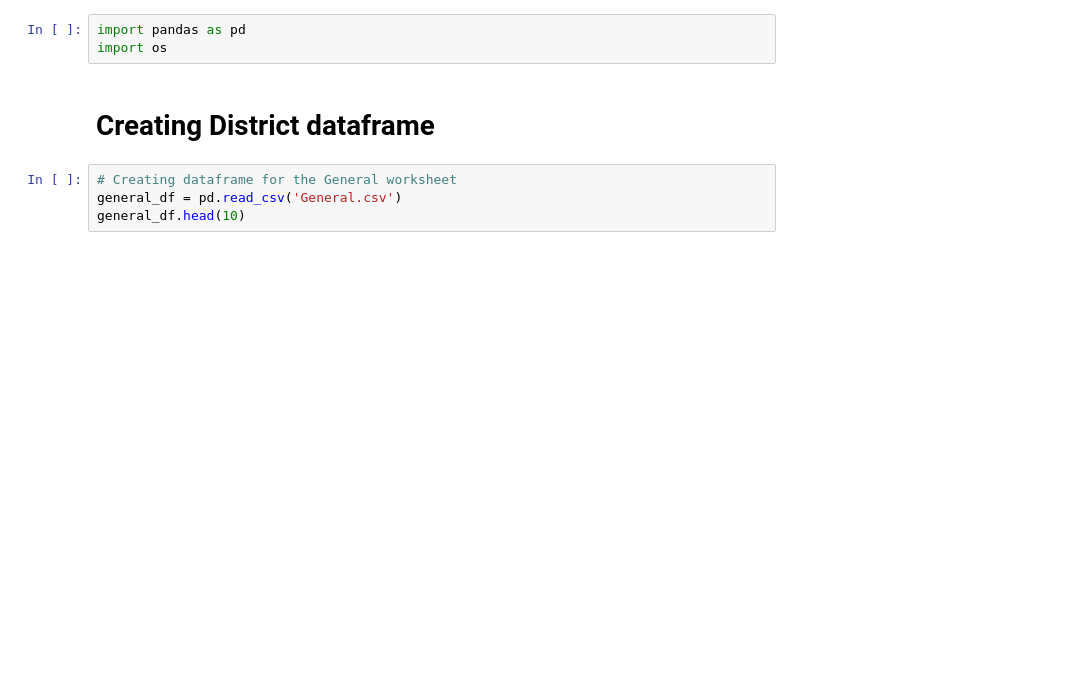
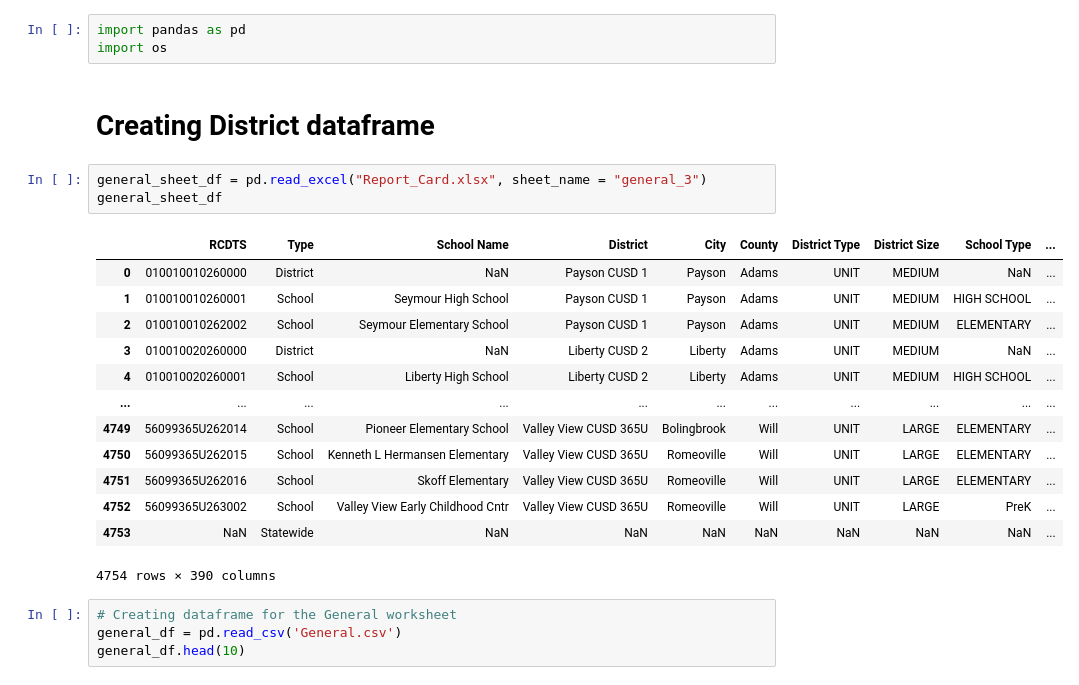
Before and after one commit to morrissey466/Illinois_School_Analysis, a Jupyter notebook: Resources/clean_data.ipynb, the cells around one changed output. Drawn from its saved outputs; the diff is of its cells as text; blank space fills up the shorter version.

```diff
--- a/Resources/clean_data.ipynb
+++ b/Resources/clean_data.ipynb
@@ -3,6 +3,23 @@ import pandas as pd
 import os
 # %% [markdown]
 # Creating District dataframe
+# %%
+general_sheet_df = pd.read_excel("Report_Card.xlsx", sheet_name = "general_3")
+general_sheet_df
+# %% [output]
+|  | RCDTS | Type | School Name | District | City | County | District Type | District Size | School Type | ... |
+| 0 | 010010010260000 | District | NaN | Payson CUSD 1 | Payson | Adams | UNIT | MEDIUM | NaN | ... |
+| 1 | 010010010260001 | School | Seymour High School | Payson CUSD 1 | Payson | Adams | UNIT | MEDIUM | HIGH SCHOOL | ... |
+| 2 | 010010010262002 | School | Seymour Elementary School | Payson CUSD 1 | Payson | Adams | UNIT | MEDIUM | ELEMENTARY | ... |
+| 3 | 010010020260000 | District | NaN | Liberty CUSD 2 | Liberty | Adams | UNIT | MEDIUM | NaN | ... |
+| 4 | 010010020260001 | School | Liberty High School | Liberty CUSD 2 | Liberty | Adams | UNIT | MEDIUM | HIGH SCHOOL | ... |
+| ... | ... | ... | ... | ... | ... | ... | ... | ... | ... | ... |
+| 4749 | 56099365U262014 | School | Pioneer Elementary School | Valley View CUSD 365U | Bolingbrook | Will | UNIT | LARGE | ELEMENTARY | ... |
+| 4750 | 56099365U262015 | School | Kenneth L Hermansen Elementary | Valley View CUSD 365U | Romeoville | Will | UNIT | LARGE | ELEMENTARY | ... |
+| 4751 | 56099365U262016 | School | Skoff Elementary | Valley View CUSD 365U | Romeoville | Will | UNIT | LARGE | ELEMENTARY | ... |
+| 4752 | 56099365U263002 | School | Valley View Early Childhood Cntr | Valley View CUSD 365U | Romeoville | Will | UNIT | LARGE | PreK | ... |
+| 4753 | NaN | Statewide | NaN | NaN | NaN | NaN | NaN | NaN | NaN | ... |
+4754 rows × 390 columns
 # %%
 # Creating dataframe for the General worksheet
 general_df = pd.read_csv('General.csv')
```
Also changed, not shown: parts of 18 cells of this notebook, 5 other files.
